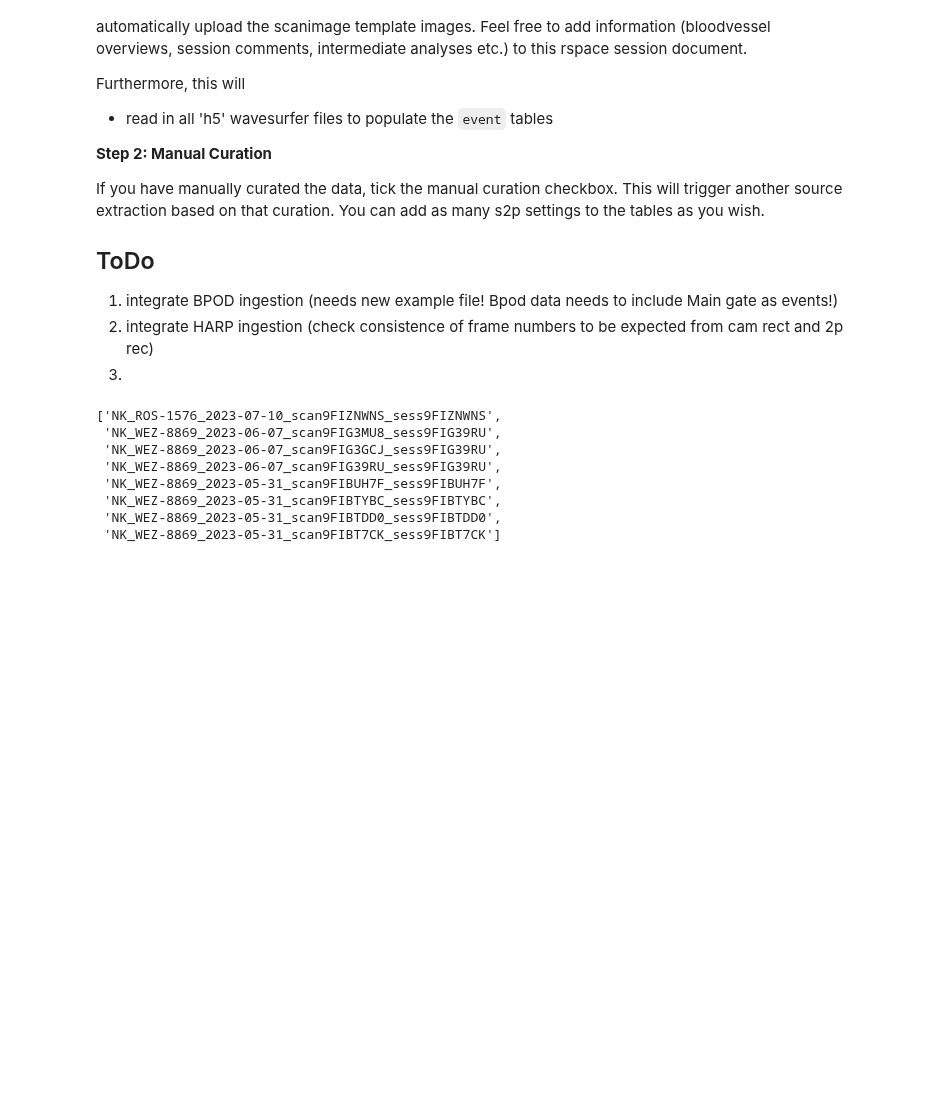
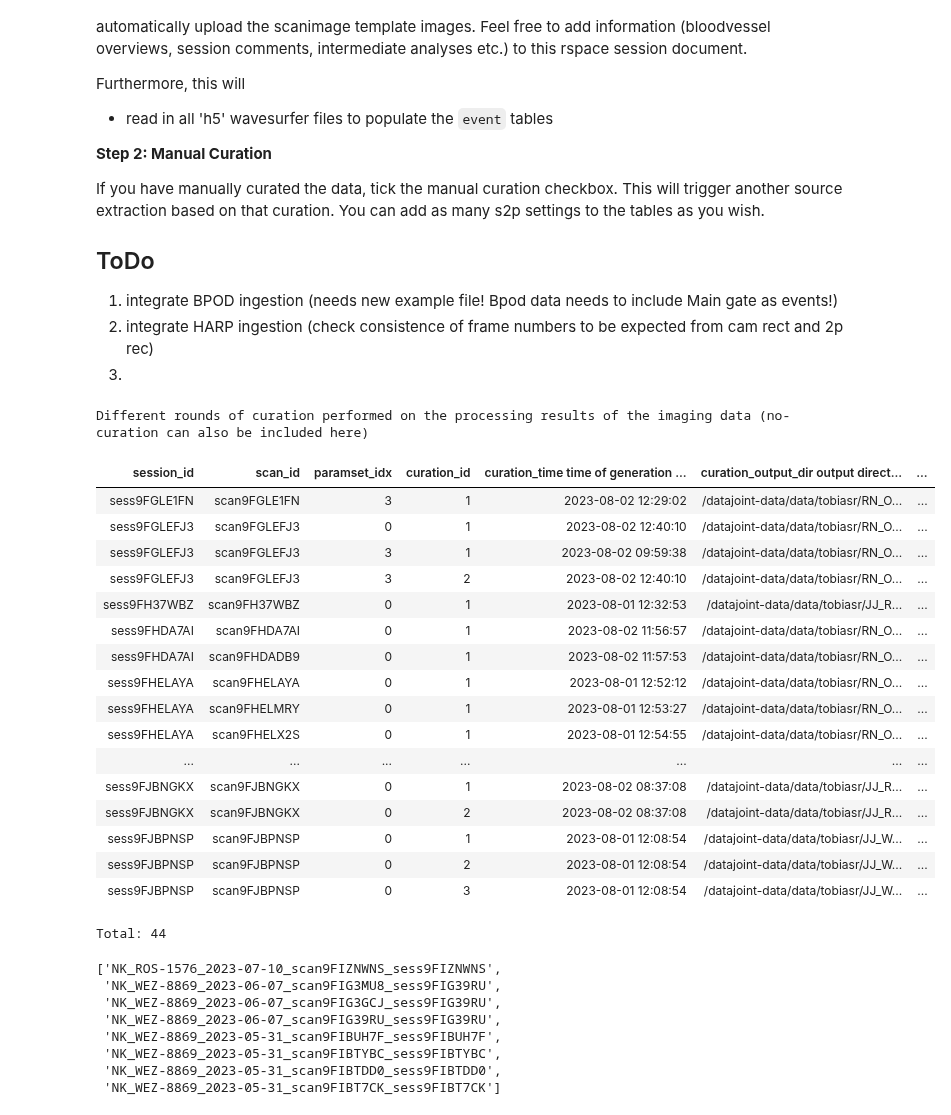
Before and after one commit to Gyepee/adamacs_jisooj, a Jupyter notebook: notebooks/10_troselab_workflow.ipynb, the cells around one changed output. Cells and saved outputs as stored; diff of their text form; code cells hidden in the pictures; blank space fills up the shorter version.

```diff
--- a/notebooks/10_troselab_workflow.ipynb
+++ b/notebooks/10_troselab_workflow.ipynb
@@ -771,6 +773,28 @@ If you have manually curated the data, tick the manual curation checkbox. This w
 1. integrate BPOD ingestion (needs new example file! Bpod data needs to include Main gate as events!)
 2. integrate HARP ingestion (check consistence of frame numbers to be expected from cam rect and 2p rec)
 3.
+# %%
+imaging.Curation()
+# %% [output]
+Different rounds of curation performed on the processing results of the imaging data (no-curation can also be included here)
+| session_id | scan_id | paramset_idx | curation_id | curation_time time of generation ... | curation_output_dir output direct... | ... |
+| sess9FGLE1FN | scan9FGLE1FN | 3 | 1 | 2023-08-02 12:29:02 | /datajoint-data/data/tobiasr/RN_O... | ... |
+| sess9FGLEFJ3 | scan9FGLEFJ3 | 0 | 1 | 2023-08-02 12:40:10 | /datajoint-data/data/tobiasr/RN_O... | ... |
+| sess9FGLEFJ3 | scan9FGLEFJ3 | 3 | 1 | 2023-08-02 09:59:38 | /datajoint-data/data/tobiasr/RN_O... | ... |
+| sess9FGLEFJ3 | scan9FGLEFJ3 | 3 | 2 | 2023-08-02 12:40:10 | /datajoint-data/data/tobiasr/RN_O... | ... |
+| sess9FH37WBZ | scan9FH37WBZ | 0 | 1 | 2023-08-01 12:32:53 | /datajoint-data/data/tobiasr/JJ_R... | ... |
+| sess9FHDA7AI | scan9FHDA7AI | 0 | 1 | 2023-08-02 11:56:57 | /datajoint-data/data/tobiasr/RN_O... | ... |
+| sess9FHDA7AI | scan9FHDADB9 | 0 | 1 | 2023-08-02 11:57:53 | /datajoint-data/data/tobiasr/RN_O... | ... |
+| sess9FHELAYA | scan9FHELAYA | 0 | 1 | 2023-08-01 12:52:12 | /datajoint-data/data/tobiasr/RN_O... | ... |
+| sess9FHELAYA | scan9FHELMRY | 0 | 1 | 2023-08-01 12:53:27 | /datajoint-data/data/tobiasr/RN_O... | ... |
+| sess9FHELAYA | scan9FHELX2S | 0 | 1 | 2023-08-01 12:54:55 | /datajoint-data/data/tobiasr/RN_O... | ... |
+| ... | ... | ... | ... | ... | ... | ... |
+| sess9FJBNGKX | scan9FJBNGKX | 0 | 1 | 2023-08-02 08:37:08 | /datajoint-data/data/tobiasr/JJ_R... | ... |
+| sess9FJBNGKX | scan9FJBNGKX | 0 | 2 | 2023-08-02 08:37:08 | /datajoint-data/data/tobiasr/JJ_R... | ... |
+| sess9FJBPNSP | scan9FJBPNSP | 0 | 1 | 2023-08-01 12:08:54 | /datajoint-data/data/tobiasr/JJ_W... | ... |
+| sess9FJBPNSP | scan9FJBPNSP | 0 | 2 | 2023-08-01 12:08:54 | /datajoint-data/data/tobiasr/JJ_W... | ... |
+| sess9FJBPNSP | scan9FJBPNSP | 0 | 3 | 2023-08-01 12:08:54 | /datajoint-data/data/tobiasr/JJ_W... | ... |
+Total: 44
 # %%
 # get content of user directory
 import fnmatch
```
Also changed, not shown: parts of 6 cells of this notebook.
